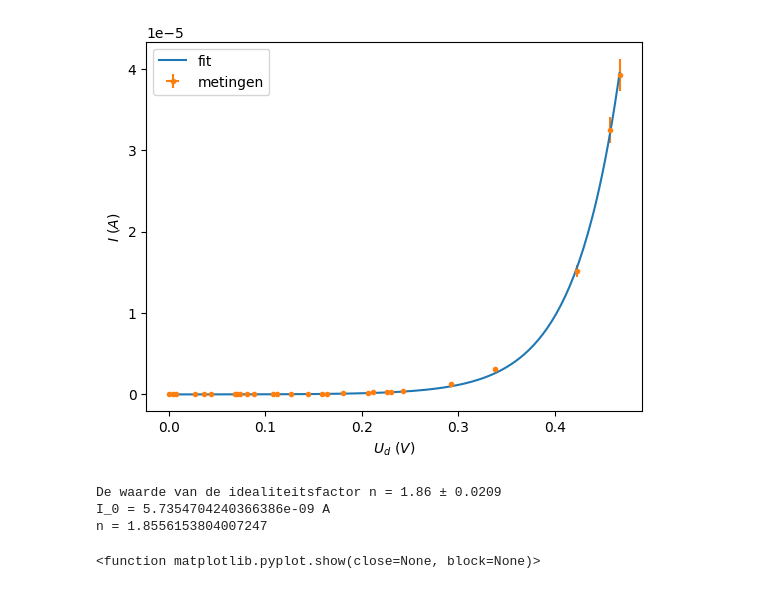
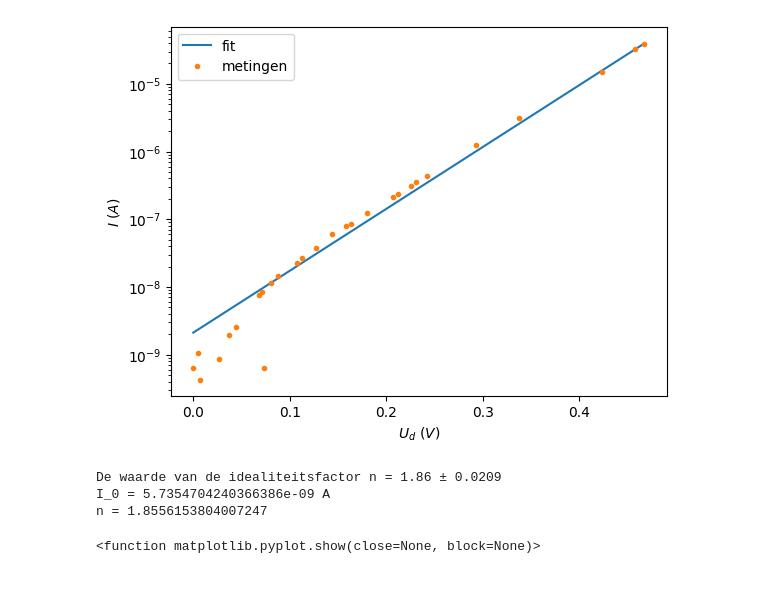
Before and after one commit to cemileberdah/Boltzmann-idealiteisfactor, a Jupyter notebook: BOLTZMAN.ipynb, the cells around one changed output. Cells and saved outputs as stored; diff of their text form; code cells hidden in the pictures.

```diff
--- a/BOLTZMAN.ipynb
+++ b/BOLTZMAN.ipynb
@@ -29,39 +29,53 @@ q = -1.602176634e-19  # negatieve elementaire lading, C
 k_B = 1.380649e-23   # J/K
 T = 23.8 + 273.15    # kelvin
 
 def diode(U_d, I_0, n):
     return I_0 * (np.exp(-q * U_d / (n * k_B * T)-1))
 
 params, cov = curve_fit(
     diode, U_d, I)
 
 
-onz_U_Bron = U_Bron*(0.05) + 4*(0.05) #3.5 digit lezer
-onz_U_R1 = U_R1*(0.06) + 4*(0.06)   #5.5 digit lezer
-onz_Ud = np.sqrt((onz_U_R1 / R_1)**2 + (0.005 * I)**2)
+
+
+u_R2 = 0.0005
+u_R3 = 0.0005
+
+onz_U = np.sqrt(
+    (R_3 / (R_2 + R_3)**2 * u_R2)**2
+    + (R_2 / (R_2 + R_3)**2 * u_R3)**2
+)
+
+onz_U_Bron = 0.05 #3.5 digit lezer
+onz_U_R1 = 0.0005   #5.5 digit lezer
+onz_Ud = np.sqrt((onz_U_R1 / R_1)**2 + onz_U/U)
 dI = I * np.sqrt((onz_Ud/U_d)**2 + (322.53*0.05/322.53)**2)
 
 
 
 x = np.linspace(min(U_d), max(U_d), 200)
 y = diode(x, *params)
 
 
-plt.errorbar(x, y, label="fit")
-plt.errorbar(U_d, I, yerr=dI, xerr=onz_Ud , fmt=".", label="metingen")
+#plt.errorbar(x, y, label="fit")
+#plt.errorbar(U_d, I, yerr=dI, xerr=onz_Ud , fmt=".", label="metingen")
+plt.semilogy(x, y, '-', label="fit")
+plt.semilogy(U_d, I, '.', label="metingen")
+
+
 plt.xlabel("$U_d$ $(V)$")
 plt.ylabel("$I$ $(A)$")
 plt.legend()
 plt.savefig("metingen", dpi=300, bbox_inches="tight")
 plt.show()
 
 onz_n = np.sqrt(cov[1, 1])
 print('De waarde van de idealiteitsfactor n = {:.3g} ± {:.3g}'.format(params[1], onz_n))
 
 print("I_0 =", params[0], "A")
 print("n =", params[1])
 # %% [output]
-[figure, old version]
+[figure, new version]
 De waarde van de idealiteitsfactor n = 1.86 ± 0.0209
 I_0 = 5.7354704240366386e-09 A
 n = 1.8556153804007247
```
Also changed, not shown: parts of 1 cell of this notebook.
